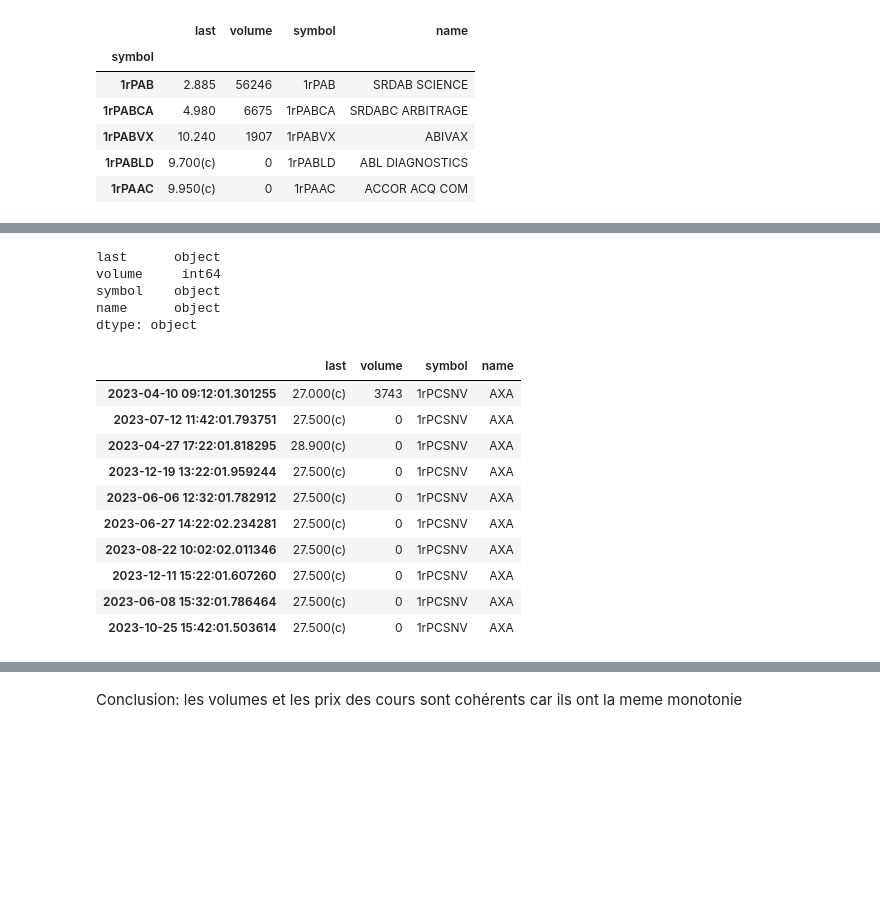
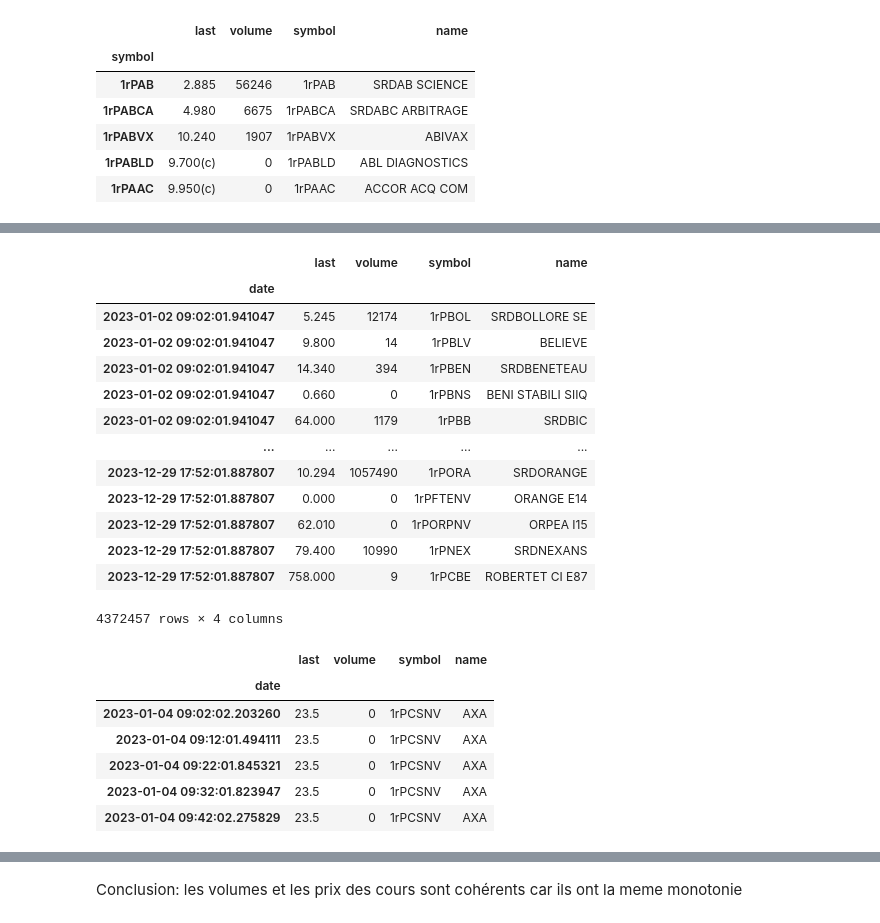
Before and after one commit to sankBalde/BigData, a Jupyter notebook: Notebooks/filter_data.ipynb, the cells around one changed output, grey strips where cells are left out. Cells and saved outputs as stored; diff of their text form; code cells hidden in the pictures; blank space fills up the shorter version.

```diff
--- a/Notebooks/filter_data.ipynb
+++ b/Notebooks/filter_data.ipynb
@@ -36,7 +36,33 @@ def collecte_df(directory_path:str="../boursorama/2023/", market_name:str="compA
     files_path = [directory_path + file for file in dfglob]
     df = pd.concat({dateutil.parser.parse(f.split(market_name)[1].split(".bz2")[0]):pd.read_pickle(f) for f in files_path})
     return df
+def convertion(x):
+    try:
+
+        return float(x)
+    except:
+        return float(x.replace(' ',''))
+
+def firstFiltering(df, year:str = "2023"):
+    df["last"] = [str(x).split("(c)")[0] for x in df["last"]]
+    df["last"] = [str(x).split("(s)")[0] for x in df["last"]]
+    df['last'] = df['last'].apply(convertion)
+    # on retire l'index qui commence par les noms d'entreprises pour finir par leur symbole
+    df = df.reset_index(level=1, drop=True)
+    df = df.dropna()
+    # on nome l'index des date puis on passe la colonne des symboles en index
+    df = df.rename_axis('date', axis=0)
+    # on retire les jours de congés dont les données ne devraient pas exister
+    df.sort_index(inplace=True)
+    day_off = [year+'-01-01', year+'-03-30', year+'-04-02', year+'-05-01', year+'-12-25', year+'-12-26']
+    for d in day_off:
+        if d in df.index:
+            df.drop(df.loc[d].index, inplace=True )
+    # on passe la colonne des symboles en index et on la met en premier
+    #df = df.set_index('symbol', append=True)
+    #df = df.swaplevel(0,1).sort_index()
+    return df
 # %%
 compA = collecte_df(market_name="compA")
 # %%
-compA
+compA = firstFiltering(compA, year="2023")
@@ -57,24 +69,29 @@ compA
 # %%
-compA.dtypes
+compA
 # %% [output]
+|  | last | volume | symbol | name |
+| date |  |  |  |  |
+| 2023-01-02 09:02:01.941047 | 5.245 | 12174 | 1rPBOL | SRDBOLLORE SE |
+| 2023-01-02 09:02:01.941047 | 9.800 | 14 | 1rPBLV | BELIEVE |
+| 2023-01-02 09:02:01.941047 | 14.340 | 394 | 1rPBEN | SRDBENETEAU |
+| 2023-01-02 09:02:01.941047 | 0.660 | 0 | 1rPBNS | BENI STABILI SIIQ |
+| 2023-01-02 09:02:01.941047 | 64.000 | 1179 | 1rPBB | SRDBIC |
+| ... | ... | ... | ... | ... |
+| 2023-12-29 17:52:01.887807 | 10.294 | 1057490 | 1rPORA | SRDORANGE |
+| 2023-12-29 17:52:01.887807 | 0.000 | 0 | 1rPFTENV | ORANGE E14 |
+| 2023-12-29 17:52:01.887807 | 62.010 | 0 | 1rPORPNV | ORPEA I15 |
+| 2023-12-29 17:52:01.887807 | 79.400 | 10990 | 1rPNEX | SRDNEXANS |
+| 2023-12-29 17:52:01.887807 | 758.000 | 9 | 1rPCBE | ROBERTET CI E87 |
-last      object
-volume     int64
-symbol    object
-name      object
-dtype: object
+4372457 rows × 4 columns
 # %%
 import numpy as np
 axa = compA[compA["name"] == "AXA"]
-axa.head(10)
+axa.head()
 # %% [output]
 |  | last | volume | symbol | name |
-| 2023-04-10 09:12:01.301255 | 27.000(c) | 3743 | 1rPCSNV | AXA |
-| 2023-07-12 11:42:01.793751 | 27.500(c) | 0 | 1rPCSNV | AXA |
-| 2023-04-27 17:22:01.818295 | 28.900(c) | 0 | 1rPCSNV | AXA |
-| 2023-12-19 13:22:01.959244 | 27.500(c) | 0 | 1rPCSNV | AXA |
-| 2023-06-06 12:32:01.782912 | 27.500(c) | 0 | 1rPCSNV | AXA |
-| 2023-06-27 14:22:02.234281 | 27.500(c) | 0 | 1rPCSNV | AXA |
-| 2023-08-22 10:02:02.011346 | 27.500(c) | 0 | 1rPCSNV | AXA |
-| 2023-12-11 15:22:01.607260 | 27.500(c) | 0 | 1rPCSNV | AXA |
-| 2023-06-08 15:32:01.786464 | 27.500(c) | 0 | 1rPCSNV | AXA |
-| 2023-10-25 15:42:01.503614 | 27.500(c) | 0 | 1rPCSNV | AXA |
+| date |  |  |  |  |
+| 2023-01-04 09:02:02.203260 | 23.5 | 0 | 1rPCSNV | AXA |
+| 2023-01-04 09:12:01.494111 | 23.5 | 0 | 1rPCSNV | AXA |
+| 2023-01-04 09:22:01.845321 | 23.5 | 0 | 1rPCSNV | AXA |
+| 2023-01-04 09:32:01.823947 | 23.5 | 0 | 1rPCSNV | AXA |
+| 2023-01-04 09:42:02.275829 | 23.5 | 0 | 1rPCSNV | AXA |
```
Also changed, not shown: parts of 16 cells of this notebook.
